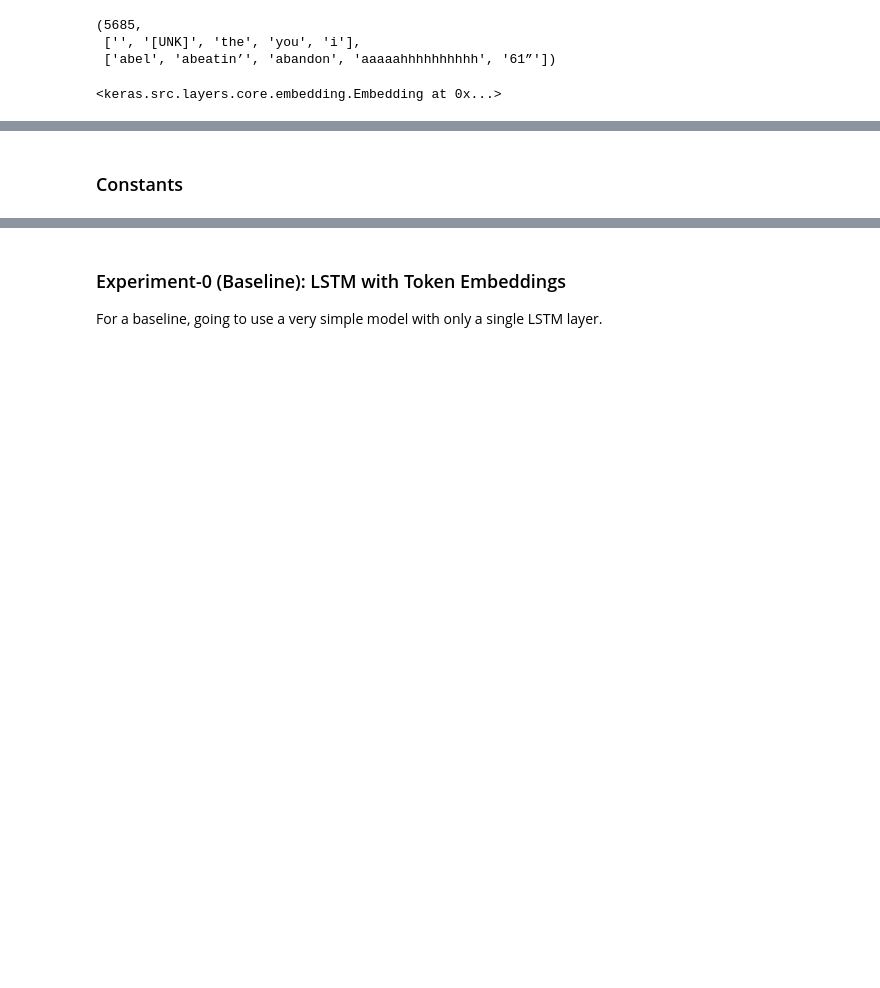
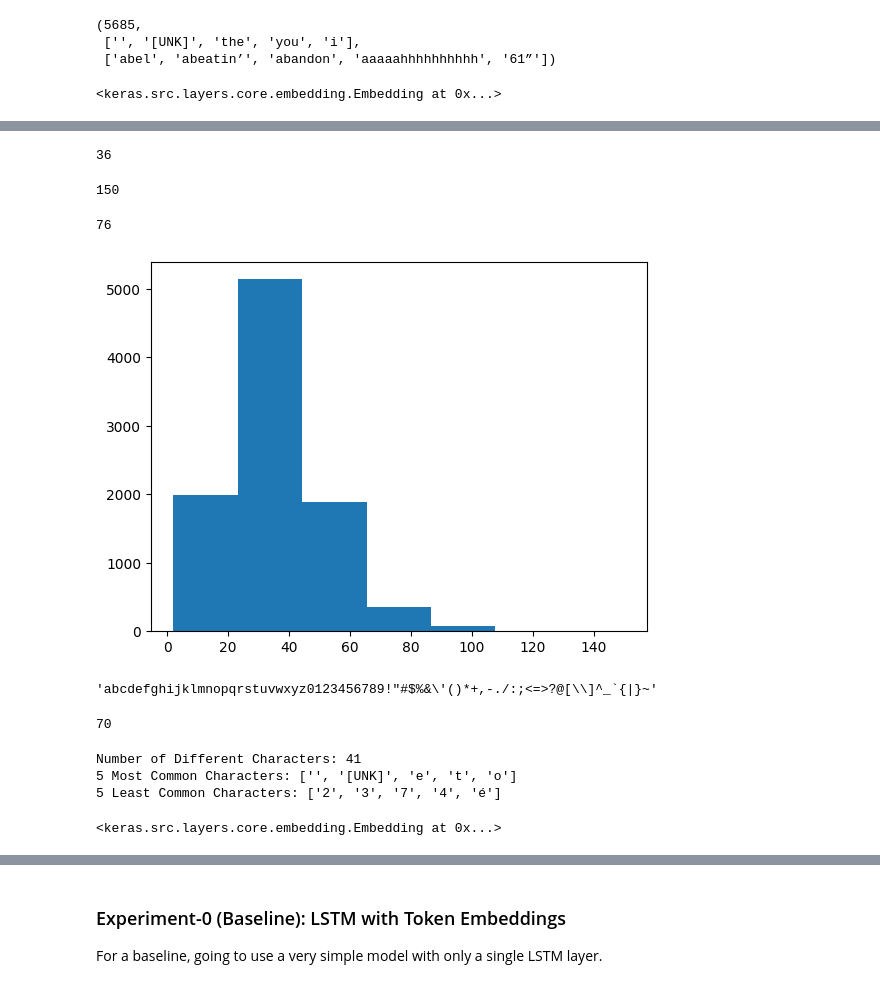
Before and after one commit to bkubick/deep-learning-development, a Jupyter notebook: projects/poetry_generator/poetry_generator.ipynb, the cells around one changed output, grey strips where cells are left out. Saved outputs shown, nothing was run; the diff lists cells and outputs as text; code cells hidden in the pictures; blank space fills up the shorter version.

```diff
--- a/projects/poetry_generator/poetry_generator.ipynb
+++ b/projects/poetry_generator/poetry_generator.ipynb
@@ -320,2 +393,0 @@ I am going to run a handful of experiments to try and generate poems, as listed
-# %% [markdown]
-### Constants
@@ -324,0 +394,32 @@ UNIVERSAL_SENTENCE_ENCODER_URL = 'https://tfhub.dev/google/universal-sentence-en
+# %%
+# Find average number of tokens
+char_lens = [len(sentence) for sentence in sentences]
+round(sum(char_lens) / len(sentences))
+# %% [output]
+36
+# %%
+max(char_lens)
+# %% [output]
+150
+# %%
+# How long of a sentence covers 98% of the examples?
+output_sequence_len = int(np.percentile(char_lens, 98))
+output_sequence_len
+# %% [output]
+76
+# %%
+plt.hist(char_lens, bins=7);
+# %% [output]
+[figure, added]
+# %%
+# Figuring out the total alpha-numeric characters
+alphabet = string.ascii_lowercase + string.digits + string.punctuation
+
+alphabet
+# %% [output]
+'abcdefghijklmnopqrstuvwxyz0123456789!"#$%&\'()*+,-./:;<=>?@[\\]^_`{|}~'
+# %%
+NUM_CHAR_TOKENS = len(alphabet) + 2  # Add 2 for space and OOV token ([UNK])
+NUM_CHAR_TOKENS
+# %% [output]
+70
@@ -324,0 +435,17 @@ UNIVERSAL_SENTENCE_ENCODER_URL = 'https://tfhub.dev/google/universal-sentence-en
+# %%
+char_vocab = character_vectorizer.get_vocabulary()
+print(f'Number of Different Characters: {len(char_vocab)}')
+print(f'5 Most Common Characters: {char_vocab[:5]}')
+print(f'5 Least Common Characters: {char_vocab[-5:]}')
+# %% [output]
+Number of Different Characters: 41
+5 Most Common Characters: ['', '[UNK]', 'e', 't', 'o']
+5 Least Common Characters: ['2', '3', '7', '4', 'é']
+# %%
+character_embedding = tf.keras.layers.Embedding(input_dim=len(char_vocab),
+                                                output_dim=25,
+                                                mask_zero=True,
+                                                name='character_embedding')
+character_embedding
+# %% [output]
+<keras.src.layers.core.embedding.Embedding at 0x...>
```
Also changed, not shown: parts of 65 cells of this notebook, 1 other file.
